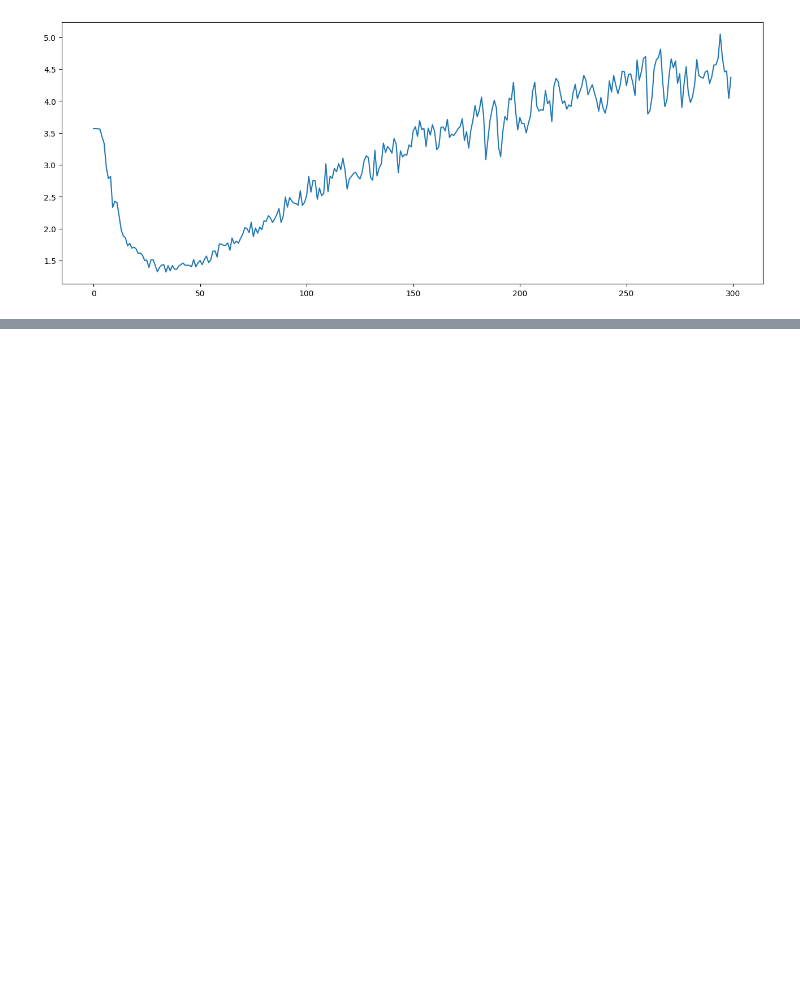
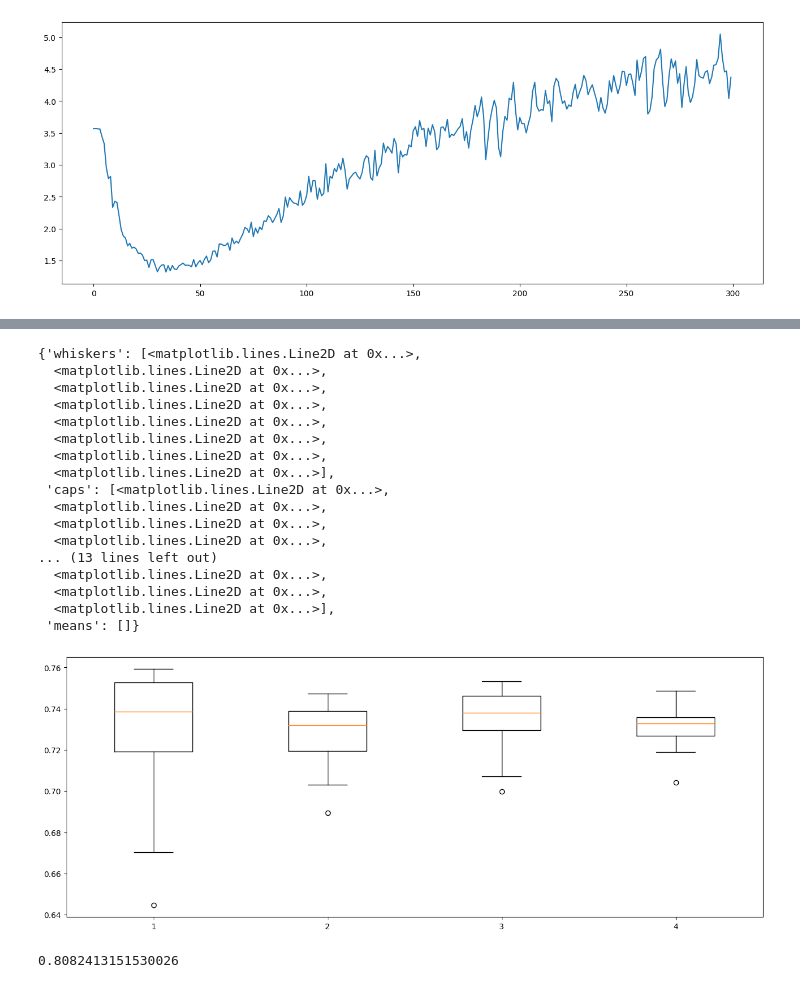
Before and after one commit to KORALLLL/MTUCI_EMNIST, a Jupyter notebook: notebooks/week2/ResearchOfDifferentConvLayers.ipynb, the cells around one changed output, grey strips where cells are left out. Drawn from its saved outputs; the diff is of its cells as text; code cells hidden in the pictures; blank space fills up the shorter version.

```diff
--- a/notebooks/week2/ResearchOfDifferentConvLayers.ipynb
+++ b/notebooks/week2/ResearchOfDifferentConvLayers.ipynb
@@ -1566,0 +3101,38 @@ plt.plot(range(300), test_loss_history)
+# %%
+sample1 = "tensor(0.7348) tensor(0.7587) tensor(0.7353) tensor(0.7419) tensor(0.7524) tensor(0.6702) tensor(0.6951) tensor(0.0499) tensor(0.7188) tensor(0.7592) tensor(0.7506) tensor(0.6446) tensor(0.7527) tensor(0.7462) tensor(0.7207) tensor(0.7542) tensor(0.7309) tensor(0.7088) tensor(0.0499) tensor(0.7562)"
+sample2 = "tensor(0.7312) tensor(0.7327) tensor(0.7472) tensor(0.6893) tensor(0.7247) tensor(0.7147) tensor(0.0499) tensor(0.7341) tensor(0.7220) tensor(0.7414) tensor(0.7271) tensor(0.7094) tensor(0.7328) tensor(0.0499) tensor(0.7403) tensor(0.7032) tensor(0.7468) tensor(0.7436) tensor(0.7185) tensor(0.7327)"
+sample3 = "tensor(0.0499) tensor(0.7313) tensor(0.0499) tensor(0.7280) tensor(0.7397) tensor(0.7454) tensor(0.0499) tensor(0.6998) tensor(0.7438) tensor(0.7300) tensor(0.7093) tensor(0.7532) tensor(0.0499) tensor(0.7523) tensor(0.0499) tensor(0.0499) tensor(0.7308) tensor(0.0499) tensor(0.7508) tensor(0.7072) tensor(0.7372) tensor(0.7388) tensor(0.7483)"
+sample4 = "tensor(0.7190) tensor(0.7300) tensor(0.0499) tensor(0.7463) tensor(0.7487) tensor(0.7451) tensor(0.7344) tensor(0.0499) tensor(0.7294) tensor(0.7221) tensor(0.7269) tensor(0.7359) tensor(0.7224) tensor(0.7410) tensor(0.7298) tensor(0.7350) tensor(0.7330) tensor(0.7042) tensor(0.7328) tensor(0.0499)"
+# %%
+samples = [sample1, sample2, sample3, sample4]
+for i in range(len(samples)):
+  samples[i] = samples[i].replace("tensor(", '')
+  samples[i] = samples[i].replace(')', '')
+  samples[i] = [float(j) for j in samples[i].split(" ")]
+# %%
+plt.figure(figsize = (16., 6.))
+plt.boxplot(samples)
+# %% [output]
+{'whiskers': [<matplotlib.lines.Line2D at 0x...>,
+  <matplotlib.lines.Line2D at 0x...>,
+  <matplotlib.lines.Line2D at 0x...>,
+  <matplotlib.lines.Line2D at 0x...>,
+  <matplotlib.lines.Line2D at 0x...>,
+  <matplotlib.lines.Line2D at 0x...>,
+  <matplotlib.lines.Line2D at 0x...>,
+  <matplotlib.lines.Line2D at 0x...>],
+ 'caps': [<matplotlib.lines.Line2D at 0x...>,
+  <matplotlib.lines.Line2D at 0x...>,
+  <matplotlib.lines.Line2D at 0x...>,
+  <matplotlib.lines.Line2D at 0x...>,
+... (13 lines left out)
+  <matplotlib.lines.Line2D at 0x...>,
+  <matplotlib.lines.Line2D at 0x...>,
+  <matplotlib.lines.Line2D at 0x...>],
+ 'means': []}
+[figure, added]
+# %%
+t_stat, p_val = stats.ttest_ind(samples[0], samples[3])
+p_val
+# %% [output]
+0.8082413151530026
```
Also changed, not shown: parts of 40 cells of this notebook.
